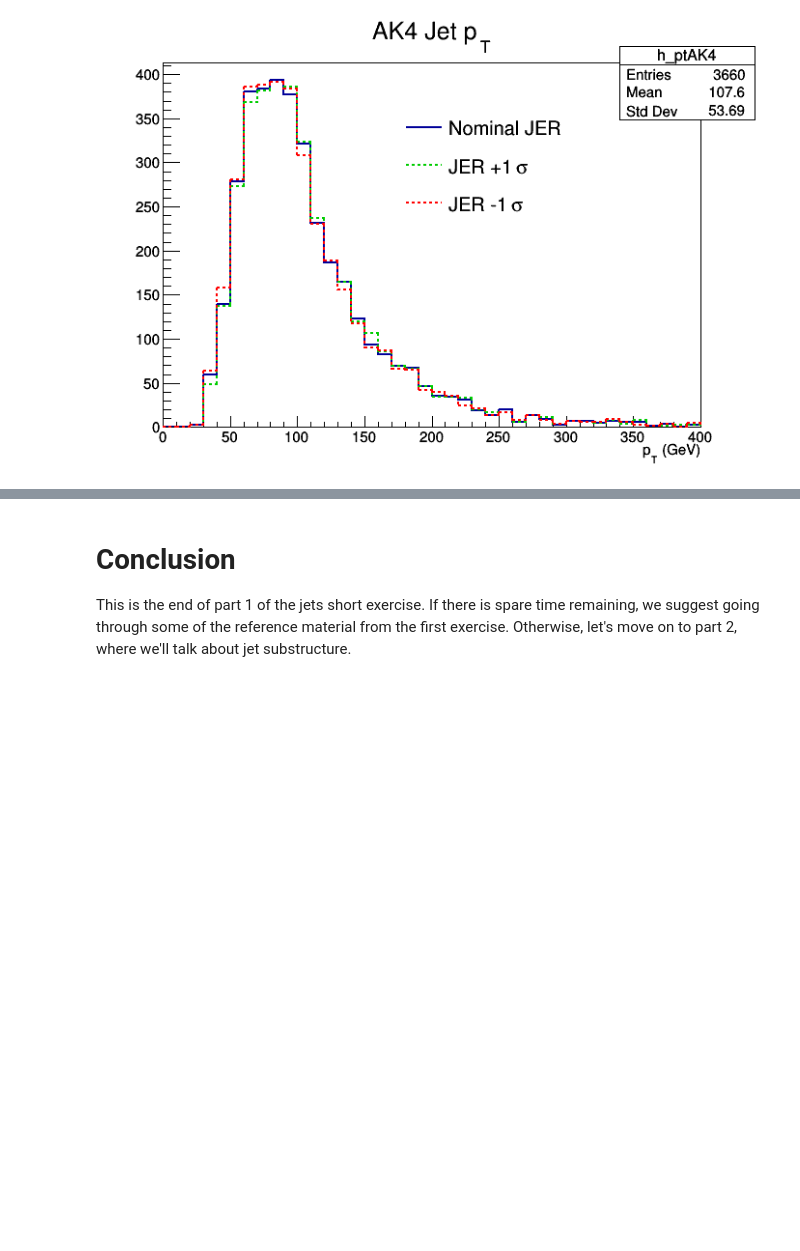
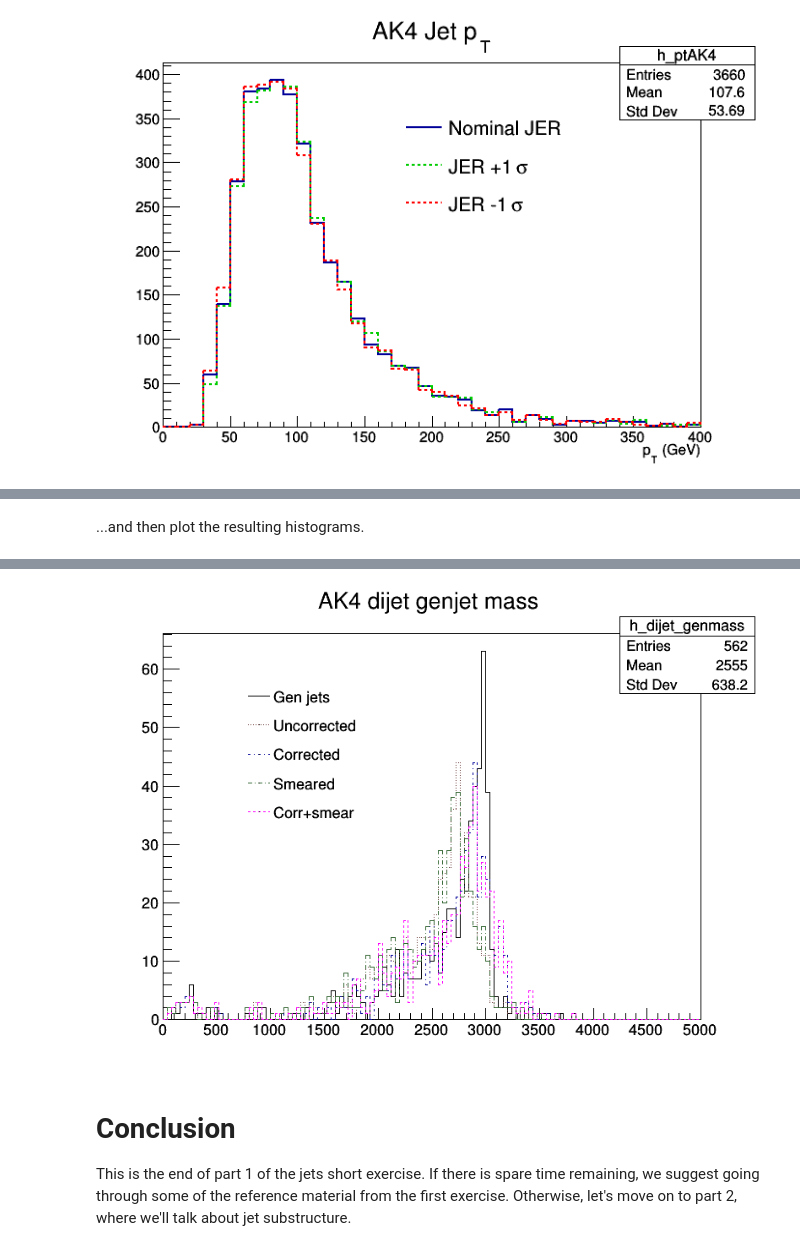
Before and after one commit to cms-jet/JMEDAS, a Jupyter notebook: notebooks/Exercise 4 - Jet Resolution.ipynb, the cells around one changed output, grey strips where cells are left out. Cells and saved outputs as stored; diff of their text form; code cells hidden in the pictures; blank space fills up the shorter version.

Commit message:
Add dijet exercise

```diff
--- a/notebooks/Exercise 4 - Jet Resolution.ipynb
+++ b/notebooks/Exercise 4 - Jet Resolution.ipynb
@@ -97,0 +119,69 @@ python: can't open file '/home/cms.dryu/CMSSW_9_4_12/src/Analysis/JMEDAS/scripts
+# %% [markdown]
+...and then plot the resulting histograms.
+# %%
+f_nominal = ROOT.TFile("$CMSSW_BASE/src/Analysis/JMEDAS/notebooks/files/rsgluon_qq_3000GeV.root")
+h_nominal = f_nominal.Get("h_dijet_mass")
+h_nominal.SetName("h_dijet_mass_nominal")
+h_nominal.SetDirectory(0)
+h_gen = f_nominal.Get("h_dijet_genmass")
+h_gen.SetDirectory(0)
+f_nominal.Close()
+
+f_corr = ROOT.TFile("$CMSSW_BASE/src/Analysis/JMEDAS/notebooks/files/rsgluon_qq_3000GeV_corr.root")
+h_corr = f_corr.Get("h_dijet_mass")
+h_corr.SetName("h_dijet_mass_corr")
+h_corr.SetDirectory(0)
+f_corr.Close()
+
+f_smear = ROOT.TFile("$CMSSW_BASE/src/Analysis/JMEDAS/notebooks/files/rsgluon_qq_3000GeV_smear.root")
+h_smear = f_smear.Get("h_dijet_mass")
+h_smear.SetName("h_dijet_mass_smear")
+h_smear.SetDirectory(0)
+f_smear.Close()
+
+f_corr_smear = ROOT.TFile("$CMSSW_BASE/src/Analysis/JMEDAS/notebooks/files/rsgluon_qq_3000GeV_corr_smear.root")
+h_corr_smear = f_corr_smear.Get("h_dijet_mass")
+h_corr_smear.SetName("h_dijet_mass_corr_smear")
+h_corr_smear.SetDirectory(0)
+f_corr_smear.Close()
+
+rebin = 4
+
+c_dijet = ROOT.TCanvas("c_dijet", "Dijet mass (#Delta#eta<1.2)", 800, 600)
+h_gen.SetLineColor(ROOT.kBlack)
+h_gen.Rebin(rebin)
+h_gen.Draw("hist")
+
+h_nominal.SetLineColor(ROOT.kRed-1)
+h_nominal.SetLineStyle(3)
+h_nominal.Rebin(rebin)
+h_nominal.Draw("hist same")
+
+h_corr.SetLineColor(ROOT.kBlue+2)
+h_corr.SetLineStyle(4)
+h_corr.Rebin(rebin)
+h_corr.Draw("hist same")
+
+h_smear.SetLineColor(ROOT.kGreen-1)
+h_smear.SetLineStyle(5)
+h_smear.Rebin(rebin)
+h_smear.Draw("hist same")
+
+h_corr_smear.SetLineColor(ROOT.kMagenta)
+h_corr_smear.SetLineStyle(2)
+h_corr_smear.Rebin(rebin)
+h_corr_smear.Draw("hist same")
+
+l_dijet = ROOT.TLegend(0.22, 0.5, 0.4, 0.8)
+l_dijet.SetFillColor(0)
+l_dijet.SetFillStyle(0)
+l_dijet.SetBorderSize(0)
+l_dijet.AddEntry(h_gen, "Gen jets", "l")
+l_dijet.AddEntry(h_nominal, "Uncorrected", "pl")
+l_dijet.AddEntry(h_corr, "Corrected", "pl")
+l_dijet.AddEntry(h_smear, "Smeared", "pl")
+l_dijet.AddEntry(h_corr_smear, "Corr+smear", "pl")
+l_dijet.Draw()
+
+c_dijet.Draw()
+# %% [output]
@@ -98,3 +189,4 @@ python: can't open file '/home/cms.dryu/CMSSW_9_4_12/src/Analysis/JMEDAS/scripts
+[figure, added]
 # %% [markdown]
 # Conclusion
 
```
Also changed, not shown: parts of 4 cells of this notebook.
